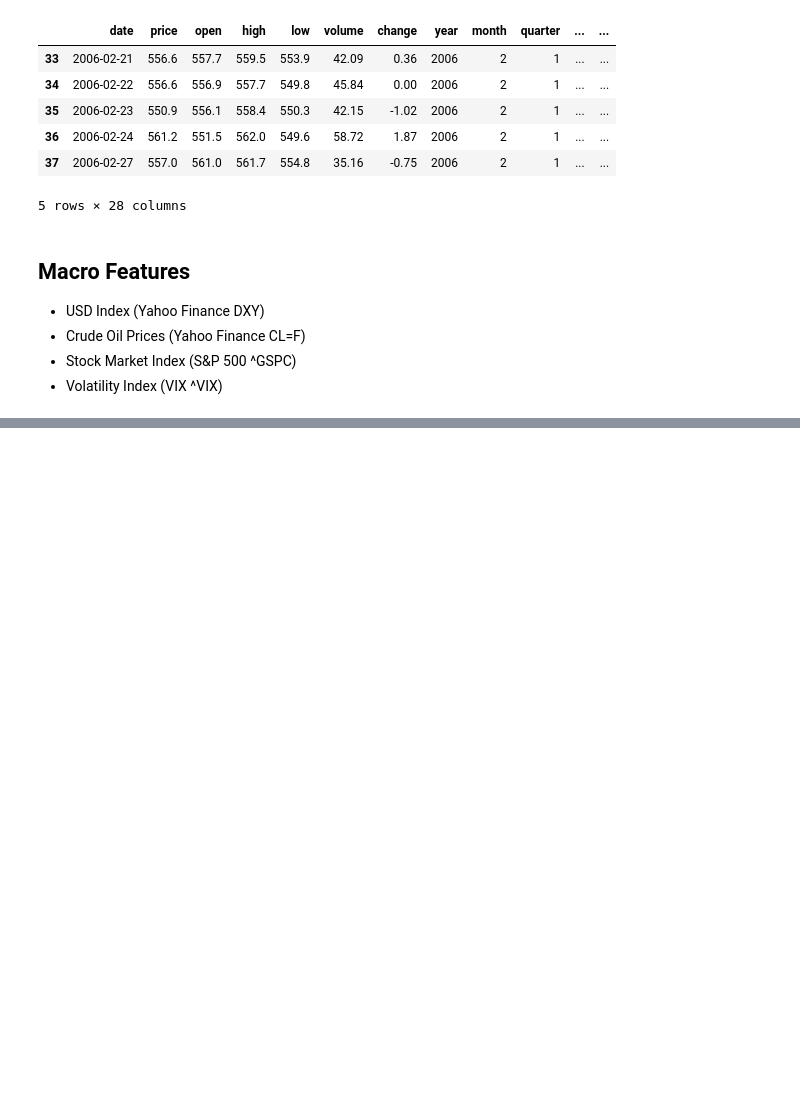
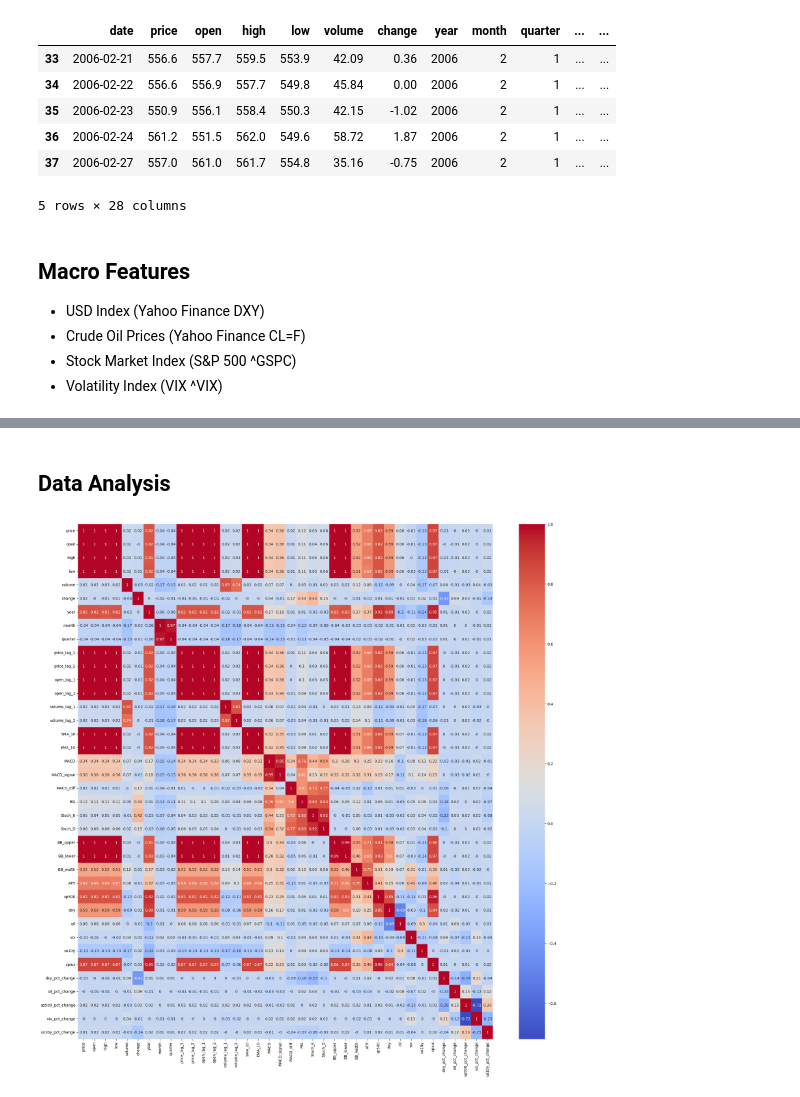
Before and after one commit to MartynChong/applied_project, a Jupyter notebook: project.ipynb, the cells around one changed output, grey strips where cells are left out. Saved outputs shown, nothing was run; the diff lists cells and outputs as text; code cells hidden in the pictures; blank space fills up the shorter version.

Commit message:
Model Training Start

```diff
--- a/project.ipynb
+++ b/project.ipynb
@@ -181,16 +181,16 @@ df.head()
 # %%
 from pandas_datareader import data as pdr
 
-start_date = '2006-02-21'
+start_date = '2006-03-01'
 end_date = '2025-07-01'
 
 # Define macro tickers for FRED data
 fred_series = {
     'dxy': 'DTWEXBGS',         # Trade-Weighted U.S. Dollar Index
     'oil': 'DCOILWTICO',       # Crude Oil Prices (WTI)
-    'sp500': 'SP500',          # S&P 500 Index
     'vix': 'VIXCLS',           # CBOE Volatility Index
-    'us10y': 'DGS10'           # 10-Year Treasury Yield
+    'us10y': 'DGS10',          # 10-Year Treasury Yield
+    'cpius': 'CPIAUCSL'        # Consumer Price Index for All Urban Consumers: All Items in U.S. City Average
 }
 
 macro_df = pd.DataFrame()
@@ -203,3 +203,8 @@ for name, code in fred_series.items():
         macro_df = series
     else:
         macro_df = macro_df.join(series, how='outer')
+
+# Forward-fill CPI values within each month
+macro_df['cpius'] = macro_df['cpius'].fillna(method='ffill')
+
+macro_df
@@ -217,3 +237,4 @@ sp500['sp500'] = pd.to_numeric(sp500['sp500'], errors='coerce')
 
 # Keep only date and close price
 sp500 = sp500[['date', 'sp500']]
+sp500.sort_values('date', inplace=True)
@@ -234,7 +253,7 @@ df = df.merge(macro_df, on='date', how='left')
 # Calculate percentage changes for macro features
 macro_cols = ['dxy', 'oil', 'sp500', 'vix', 'us10y']
 for col in macro_cols:
-    df[f'{col}_pct_change'] = df[col].pct_change()
+    df[f'{col}_pct_change'] = df[col].pct_change(fill_method=None)
 
 # Drop missing rows
 df.sort_values('date', inplace=True)
@@ -241,0 +271,11 @@ df.dropna(inplace=True)
+# %% [markdown]
+## Data Analysis
+# %%
+import seaborn as sns
+
+corr = round(df.corr(numeric_only=True),2)
+plt.figure(figsize=(25, 25))
+heatmap = sns.heatmap(corr, annot=True, cmap='coolwarm')
+plt.show()
+# %% [output]
+[figure, added]
```
Also changed, not shown: parts of 10 cells of this notebook.
